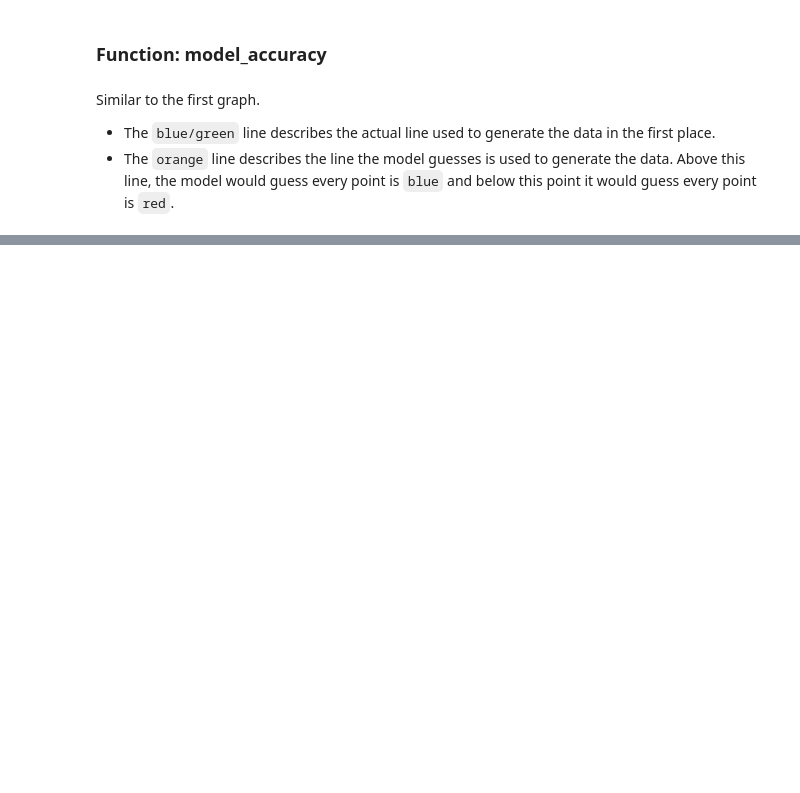
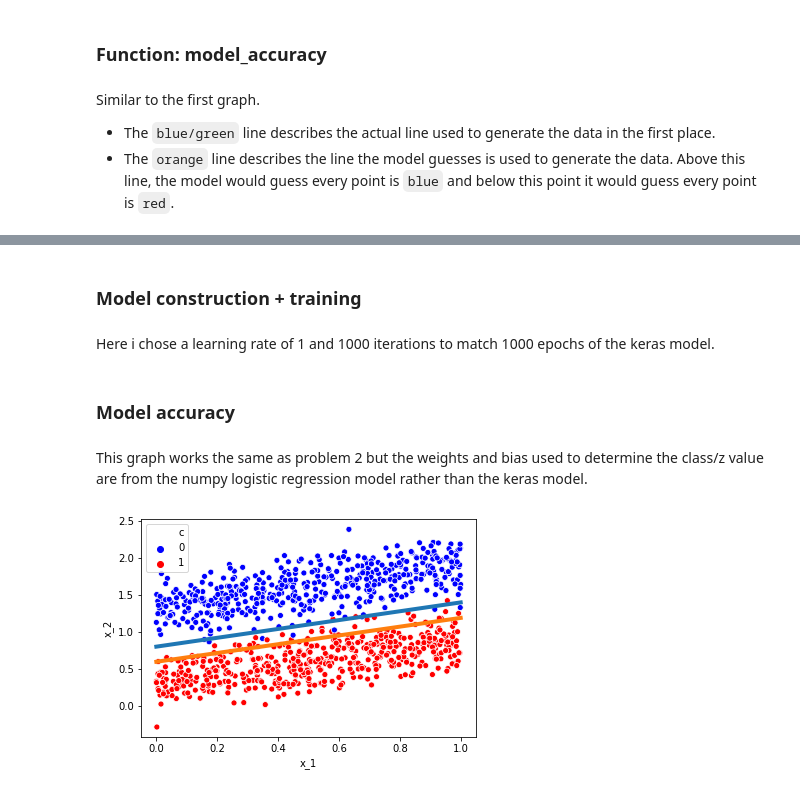
Before and after one commit to b-hill/cop4630, a Jupyter notebook: hw3.ipynb, the cells around one changed output, grey strips where cells are left out. Cells and saved outputs as stored; diff of their text form; code cells hidden in the pictures; blank space fills up the shorter version.

```diff
--- a/hw3.ipynb
+++ b/hw3.ipynb
@@ -194,0 +247,3 @@ model_accuracy(labels, data, w, b, weights, bias)
+# %%
+def sigmoid(z):
+    return 1/ (1 + np.exp(-z))
@@ -194,0 +254,11 @@ model_accuracy(labels, data, w, b, weights, bias)
+# %%
+def cost_function(weights, X, y):
+    m=len(y)
+
+    predictions = sigmoid(np.dot(X,weights))
+    error = (-y * np.log(predictions)) - ((1-y)*np.log(1-predictions))
+
+    cost = 1/m * sum(error)
+    grad = 1/m * np.dot(X.transpose(),(predictions - y))
+
+    return cost[0] , grad
@@ -194,0 +273,27 @@ model_accuracy(labels, data, w, b, weights, bias)
+# %%
+def gradient_descent(X,y,weights,learn_rate,iters):
+    m=len(y)
+
+    for i in range(iters):
+        cost, grad = cost_function(weights, X, y)
+        weights = weights - (learn_rate * grad)
+
+    return weights
+# %% [markdown]
+### Model construction + training
+# %% [markdown]
+Here i chose a learning rate of 1 and 1000 iterations to match 1000 epochs of the keras model.
+# %%
+x_train = np.append(np.ones((x_train.shape[0],1)), x_train, axis=1)
+initial_weights = np.zeros((x_train.shape[1], 1))
+weights = gradient_descent(x_train,y_train,initial_weights,1,1000)
+weights = weights[1:]
+bias = weights[0]
+# %% [markdown]
+### Model accuracy
+# %% [markdown]
+This graph works the same as problem 2 but the weights and bias used to determine the class/z value are from the numpy logistic regression model rather than the keras model.
+# %%
+model_accuracy(labels, data, w, b, weights, bias)
+# %% [output]
+[figure, added]
```
Also changed, not shown: parts of 31 cells of this notebook.
